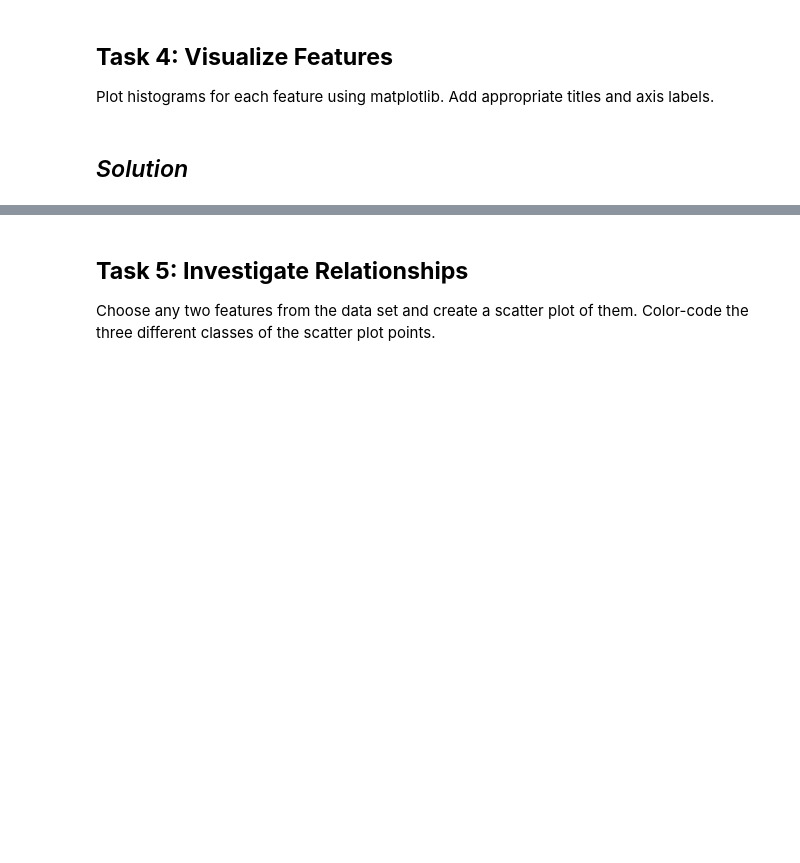
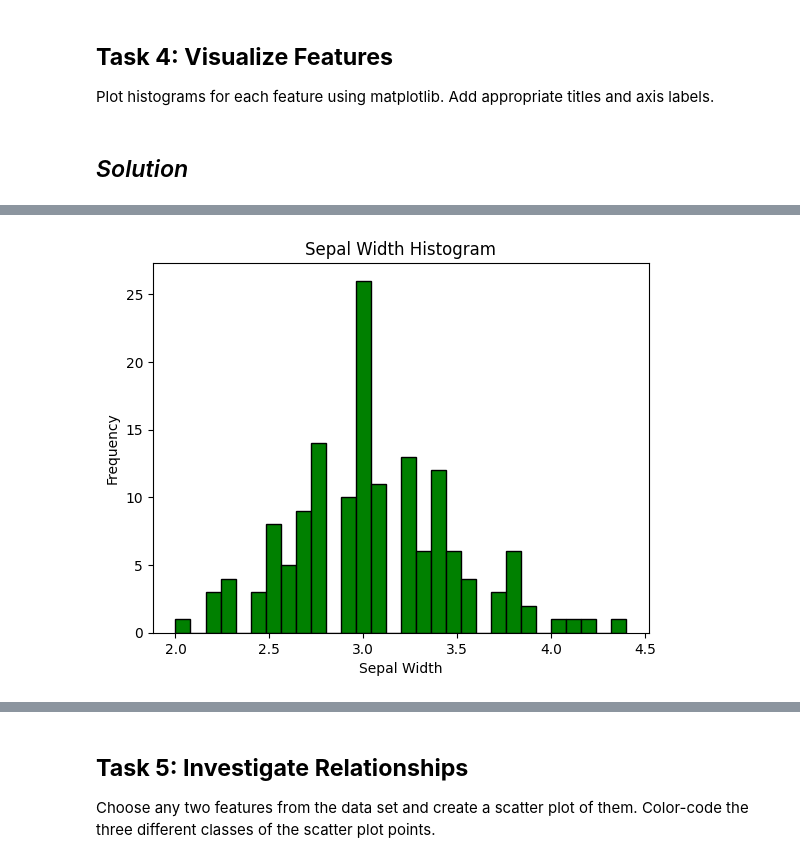
Before and after one commit to AnnaLoz28/principles_of_data_analytics, a Jupyter notebook: tasks.ipynb, the cells around one changed output, grey strips where cells are left out. Saved outputs shown, nothing was run; the diff lists cells and outputs as text; code cells hidden in the pictures; blank space fills up the shorter version.

```diff
--- a/tasks.ipynb
+++ b/tasks.ipynb
@@ -397,0 +410,9 @@ Add appropriate titles and axis labels.
+# %%
+# create a histogram plot of Sepal Width
+swp = plt.hist(ds["data"][:,1], bins=30, color='green', edgecolor='black');
+plt.title('Sepal Width Histogram')
+plt.xlabel('Sepal Width')
+plt.ylabel('Frequency')
+plt.show()
+# %% [output]
+[figure, added]
```
Also changed, not shown: parts of 4 cells of this notebook.
